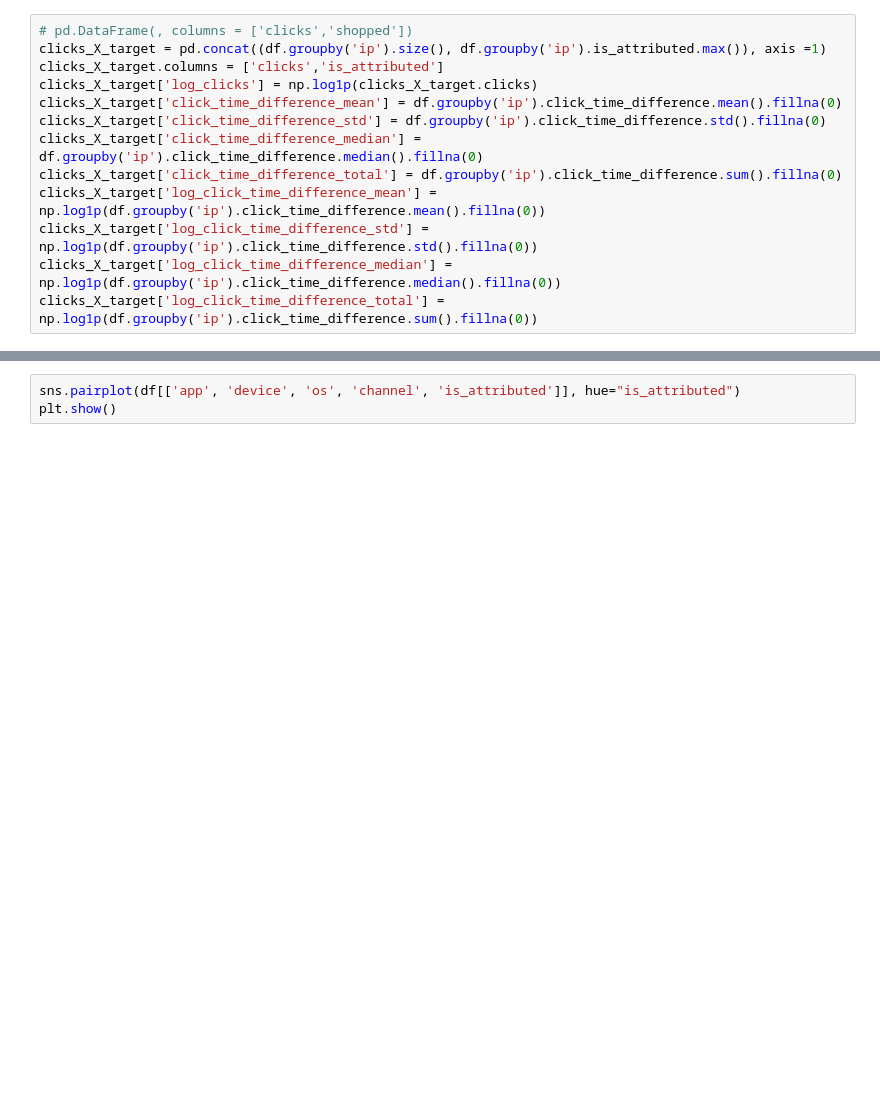
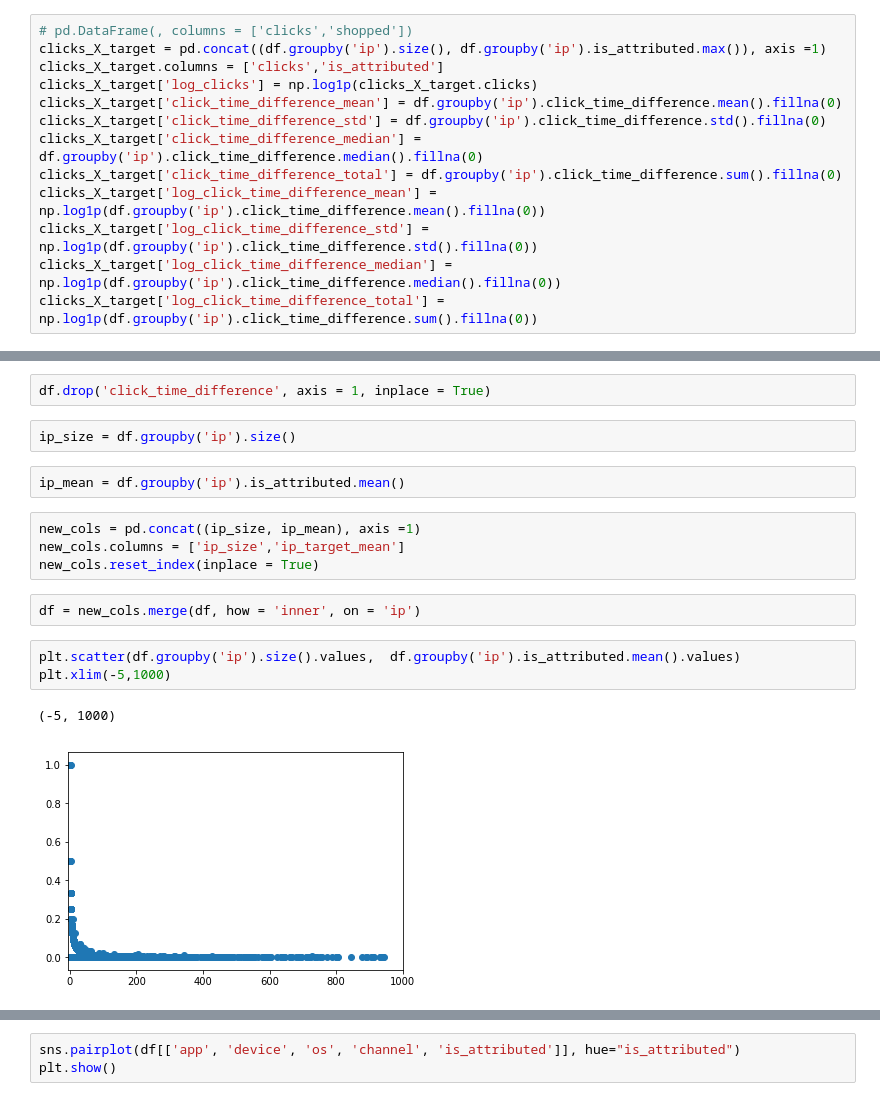
Before and after one commit to Barstad/kaggle_comp, a Jupyter notebook: eda/sample_eda.ipynb, the cells around one changed output, grey strips where cells are left out. Drawn from its saved outputs; the diff is of its cells as text; blank space fills up the shorter version.

```diff
--- a/eda/sample_eda.ipynb
+++ b/eda/sample_eda.ipynb
@@ -284,0 +318,18 @@ df.is_attributed.value_counts()
+# %%
+df.drop('click_time_difference', axis = 1, inplace = True)
+# %%
+ip_size = df.groupby('ip').size()
+# %%
+ip_mean = df.groupby('ip').is_attributed.mean()
+# %%
+new_cols = pd.concat((ip_size, ip_mean), axis =1)
+new_cols.columns = ['ip_size','ip_target_mean']
+new_cols.reset_index(inplace = True)
+# %%
+df = new_cols.merge(df, how = 'inner', on = 'ip')
+# %%
+plt.scatter(df.groupby('ip').size().values,  df.groupby('ip').is_attributed.mean().values)
+plt.xlim(-5,1000)
+# %% [output]
+(-5, 1000)
+[figure, added]
```
Also changed, not shown: parts of 26 cells of this notebook.
